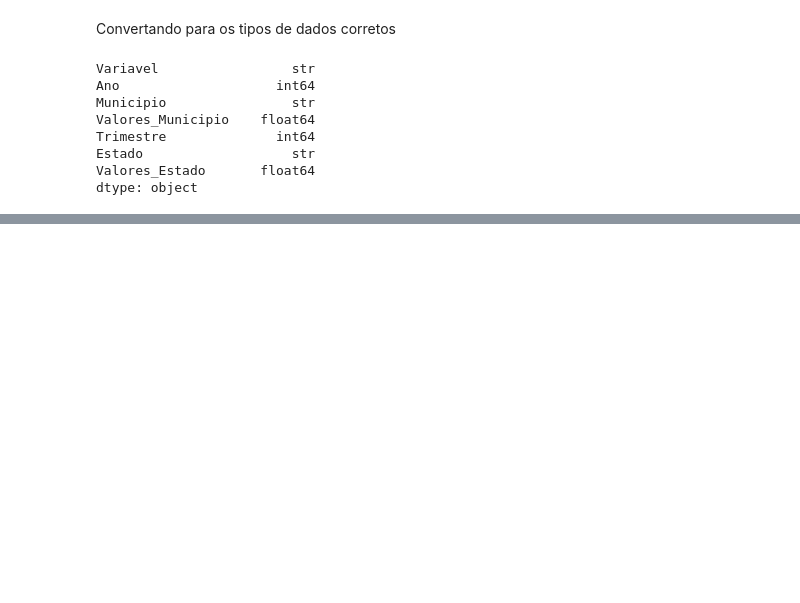
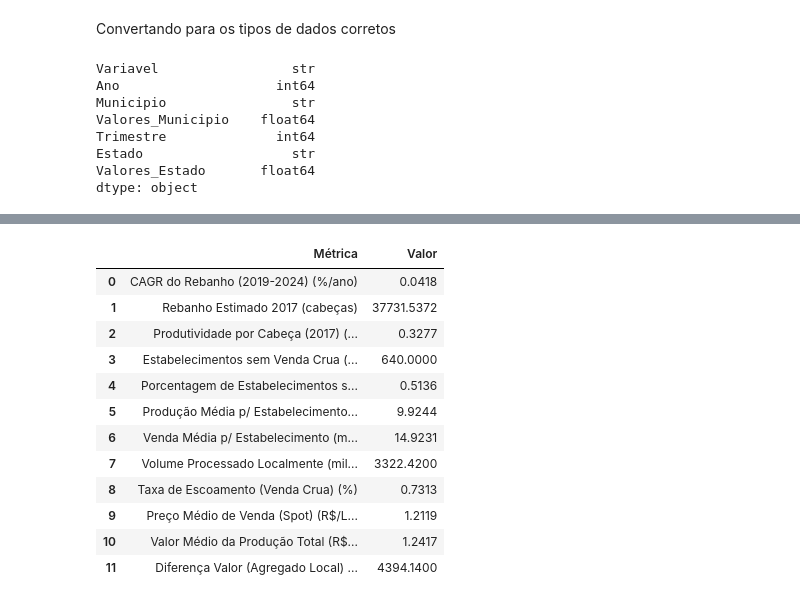
Before and after one commit to RogiRocz/leitcheros, a Jupyter notebook: notebook/dados.ipynb, the cells around one changed output, grey strips where cells are left out. Drawn from its saved outputs; the diff is of its cells as text; code cells hidden in the pictures; blank space fills up the shorter version.

```diff
--- a/notebook/dados.ipynb
+++ b/notebook/dados.ipynb
@@ -230,30 +251,45 @@ litros_por_cabeça_2017 = qntd_produzida_leite / rebanho_estimado_2017
 # print(f'Porcentagem de estabelecimentos que não vendem leite: {porcentagem_estabelecimentos_não_vendem_leite:.2%}')
 # print(f'Produção média de leite por estabelecimento: {produtividade_media_estabelecimento}')
 # print(f'Venda média de leite por estabelecimento: {media_venda_leite_estabelecimento}')
 # print(f'Diferença entre produção e venda de leite: {diferenca_producao_venda_leite}')
 # print(f'Diferença entre valor de produção e valor de venda de leite: {diferenca_valor_producao_venda_leite}')
 # print(f'Média de valor de venda de litro de leite: {media_valor_litro_leite}')
 # print(f'Média de valor de produção de leite por litro: {media_valor_producao_litro_leite}')
 # print(f'Taxa dos valores de venda e produção de leite: {taxa_valor_producao_venda_leite}')
 # print(f'Taxa de escoamento de leite: {porcentagem_venda_leite}')
 # print(f'CAGR do rebanho 2019 - 2024: {cagr:.2%}')
 # print(f'Rebanho estimado de 2017: {rebanho_estimado_2017}')
 # print(f'Produção estimada em 2017 de leite por cabeça: {litros_por_cabeça_2017}')
 
 metricas_data = [
     {"Métrica": "CAGR do Rebanho (2019-2024) (%/ano)", "Valor": cagr},
     {"Métrica": "Rebanho Estimado 2017 (cabeças)", "Valor": rebanho_estimado_2017},
     {"Métrica": "Produtividade por Cabeça (2017) (mil litros/cabeça/ano)", "Valor": litros_por_cabeça_2017},
     {"Métrica": "Estabelecimentos sem Venda Crua (unidades)", "Valor": qntd_estabelecimentos_não_vendem_leite},
     {"Métrica": "Porcentagem de Estabelecimentos sem Venda Crua (%)", "Valor": porcentagem_estabelecimentos_não_vendem_leite},
     {"Métrica": "Produção Média p/ Estabelecimento (mil litros/ano)", "Valor": produtividade_media_estabelecimento},
     {"Métrica": "Venda Média p/ Estabelecimento (mil litros/ano)", "Valor": media_venda_leite_estabelecimento},
     {"Métrica": "Volume Processado Localmente (mil litros)", "Valor": diferenca_producao_venda_leite},
     {"Métrica": "Taxa de Escoamento (Venda Crua) (%)", "Valor": porcentagem_venda_leite},
     {"Métrica": "Preço Médio de Venda (Spot) (R$/Litro)", "Valor": media_valor_litro_leite},
     {"Métrica": "Valor Médio da Produção Total (R$/Litro)", "Valor": media_valor_producao_litro_leite},
     {"Métrica": "Diferença Valor (Agregado Local) (mil reais)", "Valor": diferenca_valor_producao_venda_leite}
 ]
 
 df_metricas = pd.DataFrame(metricas_data)
 df_metricas.to_json('metricas.json', orient='records', force_ascii=False, indent=4)
+df_metricas
+# %% [output]
+|  | Métrica | Valor |
+| 0 | CAGR do Rebanho (2019-2024) (%/ano) | 0.0418 |
+| 1 | Rebanho Estimado 2017 (cabeças) | 37731.5372 |
+| 2 | Produtividade por Cabeça (2017) (... | 0.3277 |
+| 3 | Estabelecimentos sem Venda Crua (... | 640.0000 |
+| 4 | Porcentagem de Estabelecimentos s... | 0.5136 |
+| 5 | Produção Média p/ Estabelecimento... | 9.9244 |
+| 6 | Venda Média p/ Estabelecimento (m... | 14.9231 |
+| 7 | Volume Processado Localmente (mil... | 3322.4200 |
+| 8 | Taxa de Escoamento (Venda Crua) (%) | 0.7313 |
+| 9 | Preço Médio de Venda (Spot) (R$/L... | 1.2119 |
+| 10 | Valor Médio da Produção Total (R$... | 1.2417 |
+| 11 | Diferença Valor (Agregado Local) ... | 4394.1400 |
```
Also changed, not shown: parts of 6 cells of this notebook.
